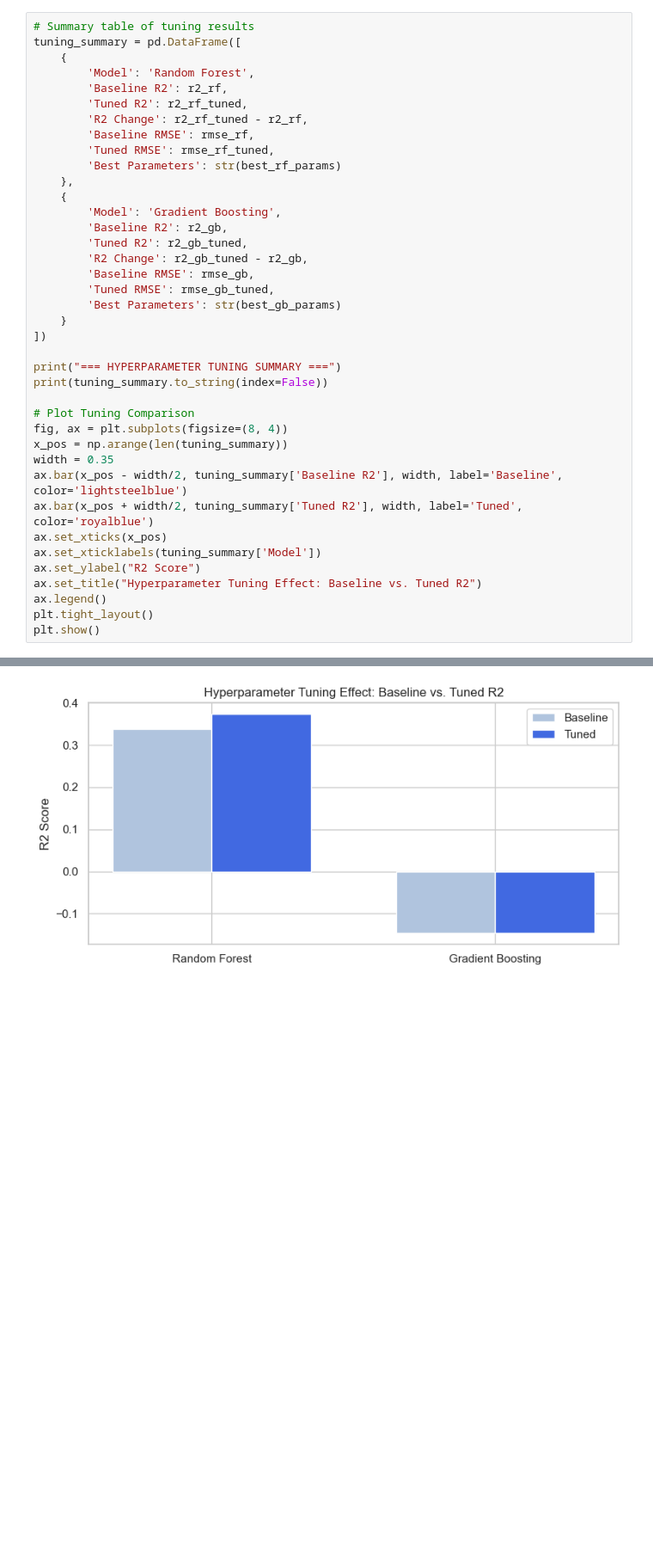
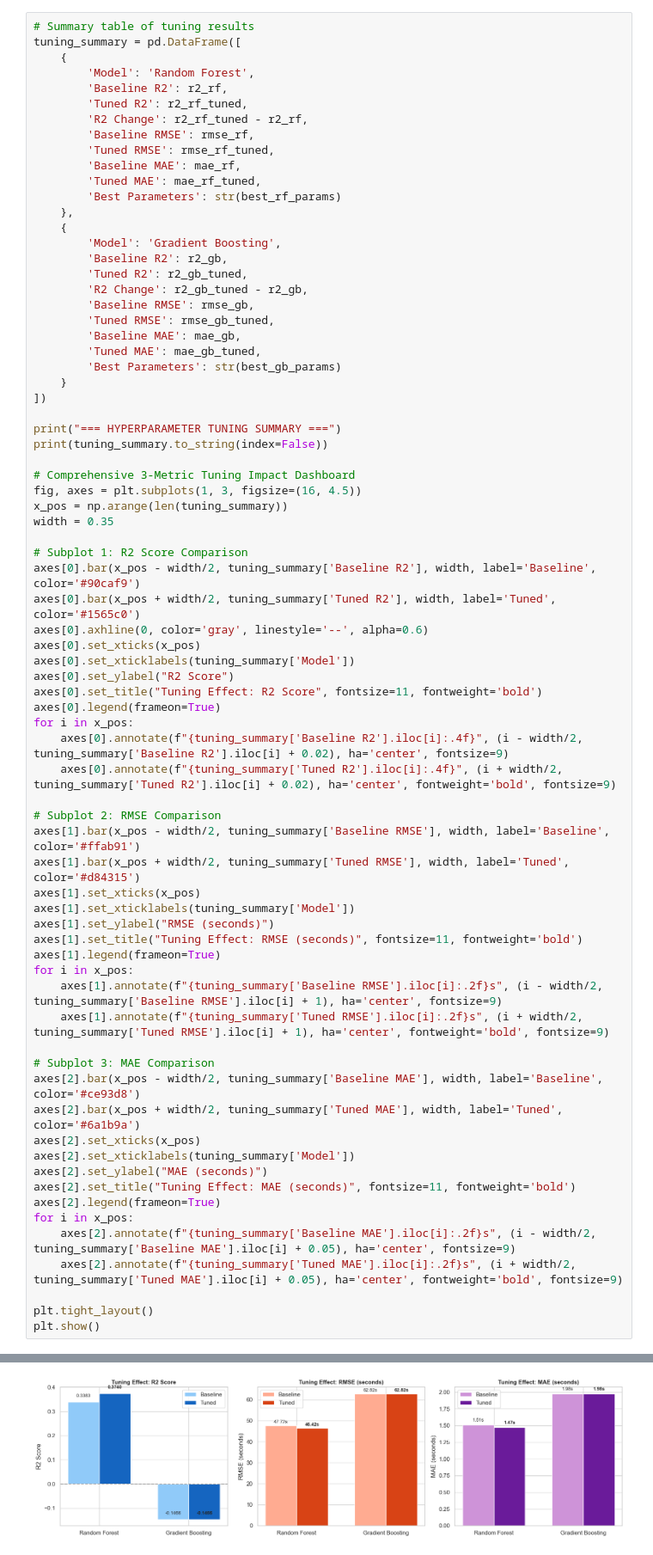
Before and after one commit to likhith1253/ML_Capstone, a Jupyter notebook: regression/regression.ipynb, the cells around one changed output, grey strips where cells are left out. Shown at 86% size. Drawn from its saved outputs; the diff is of its cells as text; blank space fills up the shorter version.

```diff
--- a/regression/regression.ipynb
+++ b/regression/regression.ipynb
@@ -990,6 +1662,8 @@ tuning_summary = pd.DataFrame([
         'R2 Change': r2_rf_tuned - r2_rf,
         'Baseline RMSE': rmse_rf,
         'Tuned RMSE': rmse_rf_tuned,
+        'Baseline MAE': mae_rf,
+        'Tuned MAE': mae_rf_tuned,
         'Best Parameters': str(best_rf_params)
     },
     {
@@ -999,6 +1673,8 @@ tuning_summary = pd.DataFrame([
         'R2 Change': r2_gb_tuned - r2_gb,
         'Baseline RMSE': rmse_gb,
         'Tuned RMSE': rmse_gb_tuned,
+        'Baseline MAE': mae_gb,
+        'Tuned MAE': mae_gb_tuned,
         'Best Parameters': str(best_gb_params)
     }
 ])
@@ -1006,17 +1682,48 @@ tuning_summary = pd.DataFrame([
 print("=== HYPERPARAMETER TUNING SUMMARY ===")
 print(tuning_summary.to_string(index=False))
 
-# Plot Tuning Comparison
-fig, ax = plt.subplots(figsize=(8, 4))
+# Comprehensive 3-Metric Tuning Impact Dashboard
+fig, axes = plt.subplots(1, 3, figsize=(16, 4.5))
 x_pos = np.arange(len(tuning_summary))
 width = 0.35
-ax.bar(x_pos - width/2, tuning_summary['Baseline R2'], width, label='Baseline', color='lightsteelblue')
-ax.bar(x_pos + width/2, tuning_summary['Tuned R2'], width, label='Tuned', color='royalblue')
-ax.set_xticks(x_pos)
-ax.set_xticklabels(tuning_summary['Model'])
-ax.set_ylabel("R2 Score")
-ax.set_title("Hyperparameter Tuning Effect: Baseline vs. Tuned R2")
-ax.legend()
+
+# Subplot 1: R2 Score Comparison
+axes[0].bar(x_pos - width/2, tuning_summary['Baseline R2'], width, label='Baseline', color='#90caf9')
+axes[0].bar(x_pos + width/2, tuning_summary['Tuned R2'], width, label='Tuned', color='#1565c0')
+axes[0].axhline(0, color='gray', linestyle='--', alpha=0.6)
+axes[0].set_xticks(x_pos)
+axes[0].set_xticklabels(tuning_summary['Model'])
+axes[0].set_ylabel("R2 Score")
+axes[0].set_title("Tuning Effect: R2 Score", fontsize=11, fontweight='bold')
+axes[0].legend(frameon=True)
+for i in x_pos:
+    axes[0].annotate(f"{tuning_summary['Baseline R2'].iloc[i]:.4f}", (i - width/2, tuning_summary['Baseline R2'].iloc[i] + 0.02), ha='center', fontsize=9)
+    axes[0].annotate(f"{tuning_summary['Tuned R2'].iloc[i]:.4f}", (i + width/2, tuning_summary['Tuned R2'].iloc[i] + 0.02), ha='center', fontweight='bold', fontsize=9)
+
+# Subplot 2: RMSE Comparison
+axes[1].bar(x_pos - width/2, tuning_summary['Baseline RMSE'], width, label='Baseline', color='#ffab91')
+axes[1].bar(x_pos + width/2, tuning_summary['Tuned RMSE'], width, label='Tuned', color='#d84315')
+axes[1].set_xticks(x_pos)
+axes[1].set_xticklabels(tuning_summary['Model'])
+axes[1].set_ylabel("RMSE (seconds)")
+axes[1].set_title("Tuning Effect: RMSE (seconds)", fontsize=11, fontweight='bold')
+axes[1].legend(frameon=True)
+for i in x_pos:
+    axes[1].annotate(f"{tuning_summary['Baseline RMSE'].iloc[i]:.2f}s", (i - width/2, tuning_summary['Baseline RMSE'].iloc[i] + 1), ha='center', fontsize=9)
+    axes[1].annotate(f"{tuning_summary['Tuned RMSE'].iloc[i]:.2f}s", (i + width/2, tuning_summary['Tuned RMSE'].iloc[i] + 1), ha='center', fontweight='bold', fontsize=9)
+
+# Subplot 3: MAE Comparison
+axes[2].bar(x_pos - width/2, tuning_summary['Baseline MAE'], width, label='Baseline', color='#ce93d8')
+axes[2].bar(x_pos + width/2, tuning_summary['Tuned MAE'], width, label='Tuned', color='#6a1b9a')
+axes[2].set_xticks(x_pos)
+axes[2].set_xticklabels(tuning_summary['Model'])
+axes[2].set_ylabel("MAE (seconds)")
+axes[2].set_title("Tuning Effect: MAE (seconds)", fontsize=11, fontweight='bold')
+axes[2].legend(frameon=True)
+for i in x_pos:
+    axes[2].annotate(f"{tuning_summary['Baseline MAE'].iloc[i]:.2f}s", (i - width/2, tuning_summary['Baseline MAE'].iloc[i] + 0.05), ha='center', fontsize=9)
+    axes[2].annotate(f"{tuning_summary['Tuned MAE'].iloc[i]:.2f}s", (i + width/2, tuning_summary['Tuned MAE'].iloc[i] + 0.05), ha='center', fontweight='bold', fontsize=9)
+
 plt.tight_layout()
 plt.show()
 # %% [output]
@@ -1027,3 +1734,3 @@ Gradient Boosting    -0.146636 -0.146636   0.000000      62.824299   62.824299
-[figure, old version]
+[figure, new version]
 # %% [markdown]
 **Observation on Hyperparameter Tuning:**
```
Also changed, not shown: parts of 42 cells of this notebook, 1 other file.
